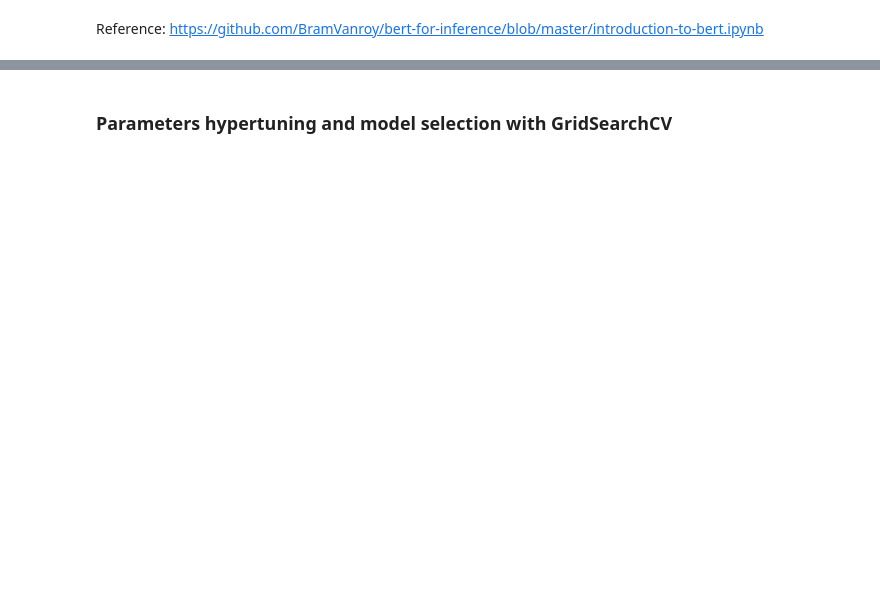
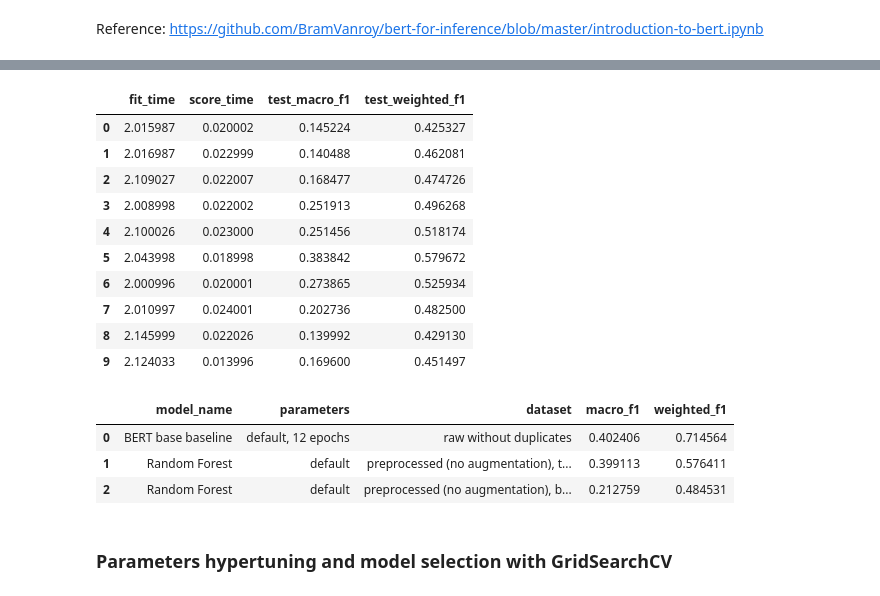
Before and after one commit to lcesaratto/Staatlichen-Ausgaben-Klassifizierung, a Jupyter notebook: 4_Modelling.ipynb, the cells around one changed output, grey strips where cells are left out. Drawn from its saved outputs; the diff is of its cells as text; code cells hidden in the pictures; blank space fills up the shorter version.

```diff
--- a/4_Modelling.ipynb
+++ b/4_Modelling.ipynb
@@ -161,0 +203,37 @@ class BERT_sentences_embeddings:
+# %%
+from sklearn.ensemble import RandomForestClassifier
+from sklearn.model_selection import cross_validate
+from sklearn.metrics import f1_score, make_scorer
+
+def custom_scorer_macro_f1(y_true,y_pred):
+    macro_f1 = f1_score(y_true, y_pred, average='macro')
+    return macro_f1
+
+scorer_macro_f1 = make_scorer(custom_scorer_macro_f1, greater_is_better=True)
+
+def custom_scorer_weighted_f1(y_true,y_pred):
+    weighted_f1 = f1_score(y_true, y_pred, average='weighted')
+    return weighted_f1
+
+scorer_weighted_f1 = make_scorer(custom_scorer_weighted_f1, greater_is_better=True)
+
+
+rf = RandomForestClassifier(random_state=42)
+
+scores = cross_validate(    rf,
+                            X_bert_sentences_embeddings,
+                            y["Politikbereich"].values,
+                            cv=10,
+                            scoring = {"macro_f1": scorer_macro_f1,"weighted_f1": scorer_weighted_f1},
+                            return_train_score = False,
+                            verbose=1,
+                            n_jobs=10
+                        )
+
+scores = pd.DataFrame(scores)
+
+avg_macro_f1 = scores["test_macro_f1"].mean()
+avg_weighted_f1 = scores["test_weighted_f1"].mean()
+
+scores
+# %% [output]
@@ -162,3 +243,34 @@ class BERT_sentences_embeddings:
+|  | fit_time | score_time | test_macro_f1 | test_weighted_f1 |
+| 0 | 2.015987 | 0.020002 | 0.145224 | 0.425327 |
+| 1 | 2.016987 | 0.022999 | 0.140488 | 0.462081 |
+| 2 | 2.109027 | 0.022007 | 0.168477 | 0.474726 |
+| 3 | 2.008998 | 0.022002 | 0.251913 | 0.496268 |
+| 4 | 2.100026 | 0.023000 | 0.251456 | 0.518174 |
+| 5 | 2.043998 | 0.018998 | 0.383842 | 0.579672 |
+| 6 | 2.000996 | 0.020001 | 0.273865 | 0.525934 |
+| 7 | 2.010997 | 0.024001 | 0.202736 | 0.482500 |
+| 8 | 2.145999 | 0.022026 | 0.139992 | 0.429130 |
+| 9 | 2.124033 | 0.013996 | 0.169600 | 0.451497 |
+# %%
+import pandas as pd
+
+tmp = pd.read_csv("results/results.csv")
+tmp = tmp.append(   {
+                    "model_name": "Random Forest",
+                    "parameters": "default",
+                    "dataset": "preprocessed (no augmentation), bert sentence embeddings",
+                    "macro_f1": avg_macro_f1,
+                    "weighted_f1": avg_weighted_f1
+                    },
+                    ignore_index=True)
+
+tmp.to_csv("results/results.csv", index=False)
+tmp.head(10)
+# %% [output]
+|  | model_name | parameters | dataset | macro_f1 | weighted_f1 |
+| 0 | BERT base baseline | default, 12 epochs | raw without duplicates | 0.402406 | 0.714564 |
+| 1 | Random Forest | default | preprocessed (no augmentation), t... | 0.399113 | 0.576411 |
+| 2 | Random Forest | default | preprocessed (no augmentation), b... | 0.212759 | 0.484531 |
 # %% [markdown]
 ### Parameters hypertuning and model selection with GridSearchCV
 # %%
```
Also changed, not shown: parts of 8 cells of this notebook, 1 other file.
